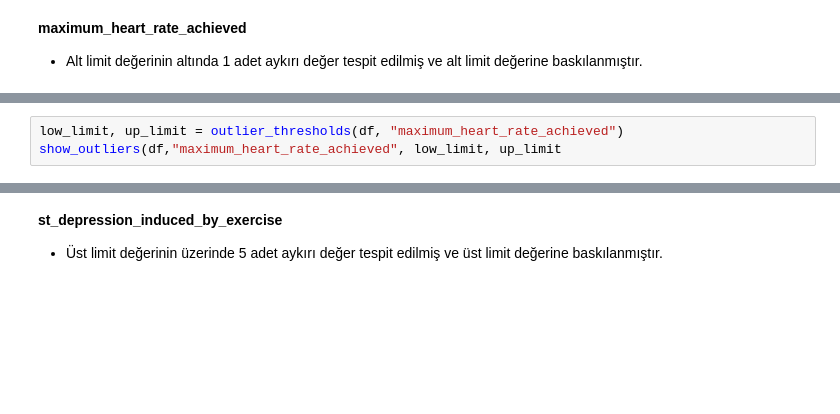
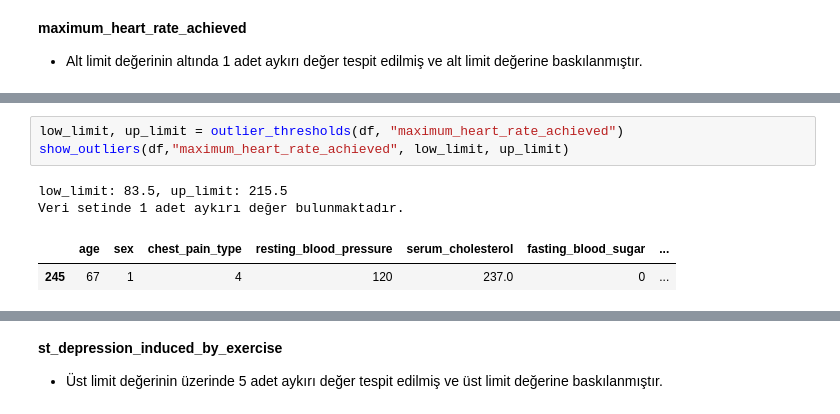
Before and after one commit to kanitvural/heart_disease_project, a Jupyter notebook: hearth_disease_project.ipynb, the cells around one changed output, grey strips where cells are left out. Cells and saved outputs as stored; diff of their text form; blank space fills up the shorter version.

```diff
--- a/hearth_disease_project.ipynb
+++ b/hearth_disease_project.ipynb
@@ -294,6 +415,11 @@ describe_feature(df,"maximum_heart_rate_achieved")
 # %%
 low_limit, up_limit = outlier_thresholds(df, "maximum_heart_rate_achieved")
-show_outliers(df,"maximum_heart_rate_achieved", low_limit, up_limit
+show_outliers(df,"maximum_heart_rate_achieved", low_limit, up_limit)
+# %% [output]
+low_limit: 83.5, up_limit: 215.5
+Veri setinde 1 adet aykırı değer bulunmaktadır.
+|  | age | sex | chest_pain_type | resting_blood_pressure | serum_cholesterol | fasting_blood_sugar | ... |
+| 245 | 67 | 1 | 4 | 120 | 237.0 | 0 | ... |
 # %%
 # Aykırı değer baskılama.
 df.loc[(df["maximum_heart_rate_achieved"] < low_limit), "maximum_heart_rate_achieved"] = low_limit
```
Also changed, not shown: parts of 52 cells of this notebook, 3 other files.
